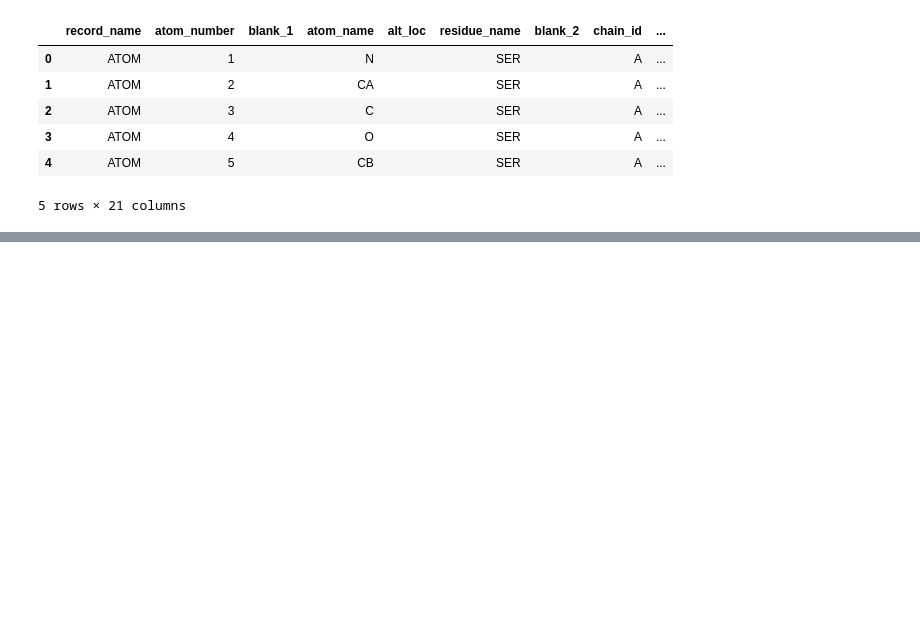
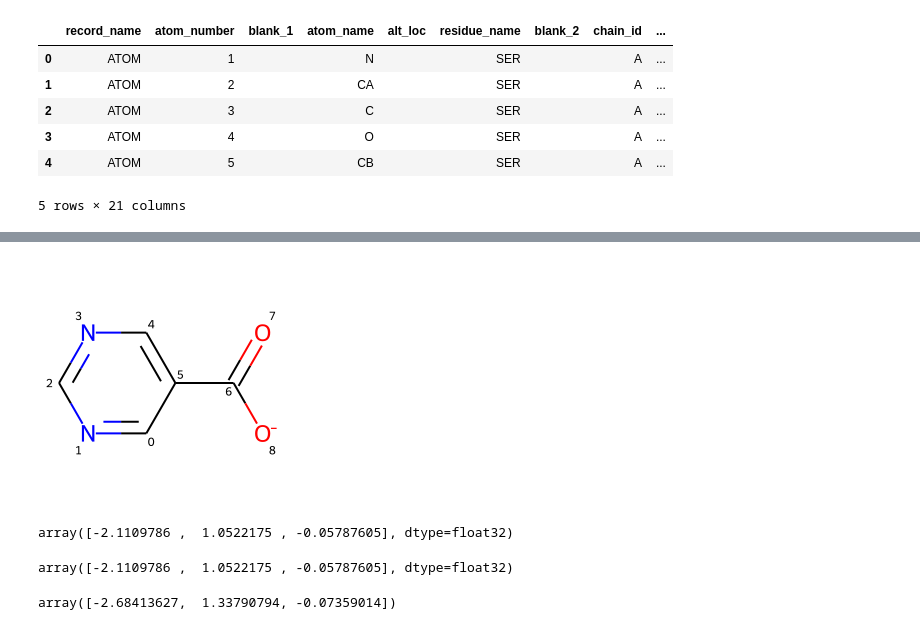
Before and after one commit to MDSYN2019/MDNPPackage, a Jupyter notebook: notebooks/RDKit_Practise.ipynb, the cells around one changed output, grey strips where cells are left out. Drawn from its saved outputs; the diff is of its cells as text; code cells hidden in the pictures; blank space fills up the shorter version.

```diff
--- a/notebooks/RDKit_Practise.ipynb
+++ b/notebooks/RDKit_Practise.ipynb
@@ -430,0 +509,10 @@ vector_plot(SphereList)
+# %%
+for atom in mol.GetAtoms():
+    atom.SetProp("atomNote", str(atom.GetIdx()))
+mol
+# %% [output]
+[figure, added]
+# %%
+Molecule.positions[5] - Molecule.positions[1]
+# %% [output]
+array([-2.1109786 ,  1.0522175 , -0.05787605], dtype=float32)
@@ -430,0 +521,15 @@ vector_plot(SphereList)
+# %%
+AlignmentVector
+# %% [output]
+array([-2.1109786 ,  1.0522175 , -0.05787605], dtype=float32)
+# %%
+vec1 = SphereList[1]
+vec2 = AlignmentVector
+
+mat = rotation_matrix_from_vectors(vec1, vec2)
+vec1_rot = mat.dot(vec1)
+#assert np.allclose(vec1_rot/np.linalg.norm(vec1_rot), vec2/np.linalg.norm(vec2))
+
+vec1_rot
+# %% [output]
+array([-2.68413627,  1.33790794, -0.07359014])
```
Also changed, not shown: parts of 34 cells of this notebook, 1 other file.
